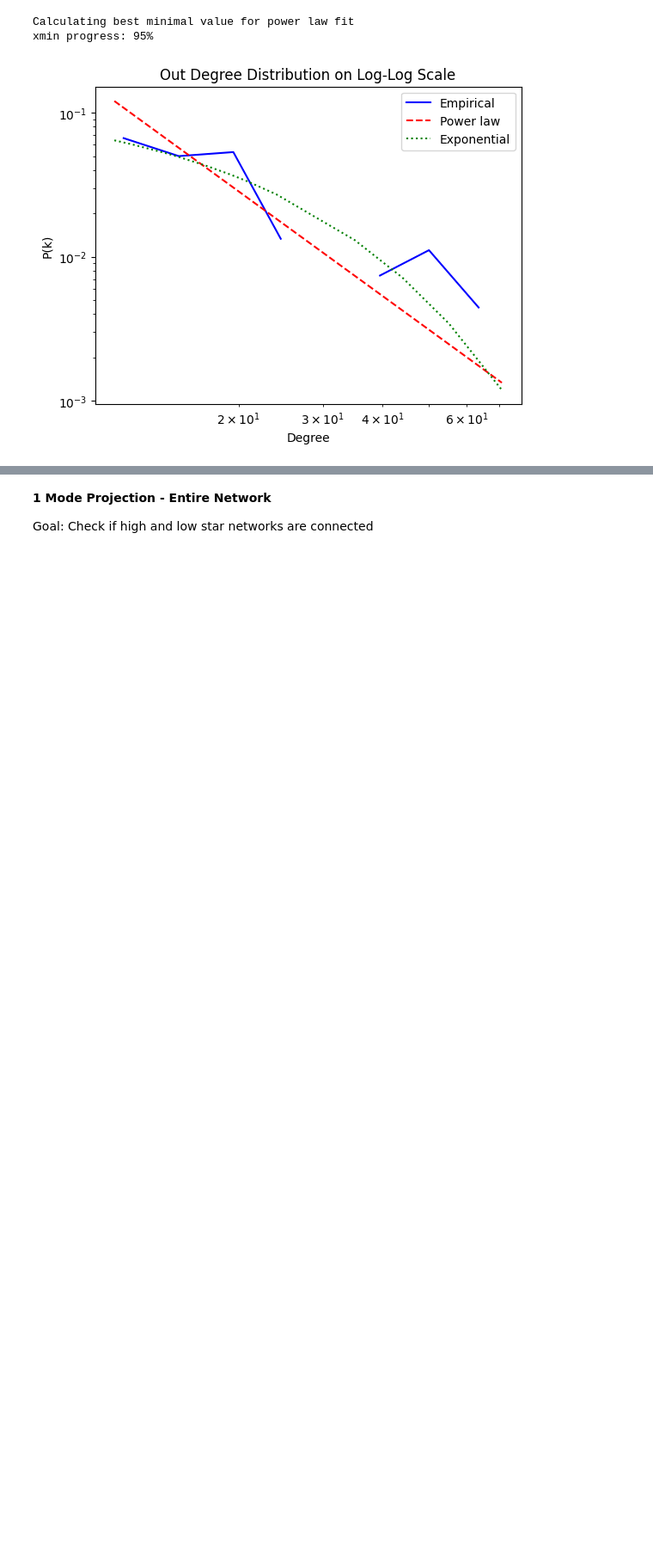
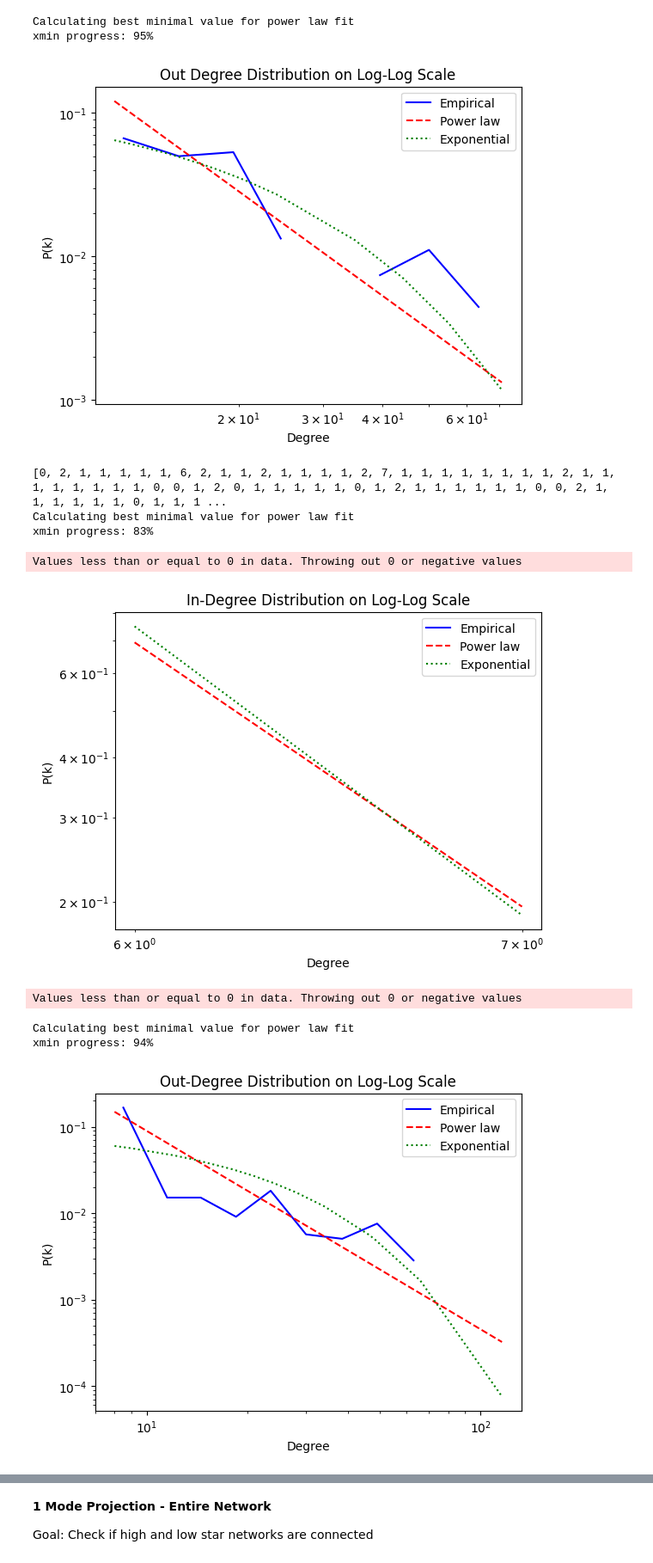
Before and after one commit to bchou9/Code-Coverage-Trends, a Jupyter notebook: JSNetwork.ipynb, the cells around one changed output, grey strips where cells are left out. Shown at 86% size. Drawn from its saved outputs; the diff is of its cells as text; code cells hidden in the pictures; blank space fills up the shorter version.

```diff
--- a/JSNetwork.ipynb
+++ b/JSNetwork.ipynb
@@ -377,3 +503,40 @@ Values less than or equal to 0 in data. Throwing out 0 or negative values
 Calculating best minimal value for power law fit
 xmin progress: 95%
 [figure]
+# %%
+# In-degree
+in_degrees = [d for n, d in low_star_graph.in_degree()]
+out_degrees = [d for n, d in low_star_graph.out_degree()]
+
+print(in_degrees)
+
+fit_in = powerlaw.Fit(in_degrees, discrete=True)
+fig = fit_in.plot_pdf(color='blue', label='Empirical')
+fit_in.power_law.plot_pdf(color='red', linestyle='--', label='Power law')
+fit_in.exponential.plot_pdf(color='green', linestyle=':', label='Exponential')
+plt.legend()
+plt.title("In-Degree Distribution on Log-Log Scale")
+plt.xlabel("Degree")
+plt.ylabel("P(k)")
+plt.show()
+
+# Out-degree (already correctly done)
+fit_out = powerlaw.Fit(out_degrees, discrete=True)
+fig = fit_out.plot_pdf(color='blue', label='Empirical')
+fit_out.power_law.plot_pdf(color='red', linestyle='--', label='Power law')
+fit_out.exponential.plot_pdf(color='green', linestyle=':', label='Exponential')
+plt.legend()
+plt.title("Out-Degree Distribution on Log-Log Scale")
+plt.xlabel("Degree")
+plt.ylabel("P(k)")
+plt.show()
+# %% [output]
+[0, 2, 1, 1, 1, 1, 1, 6, 2, 1, 1, 2, 1, 1, 1, 1, 2, 7, 1, 1, 1, 1, 1, 1, 1, 1, 2, 1, 1, 1, 1, 1, 1, 1, 1, 0, 0, 1, 2, 0, 1, 1, 1, 1, 1, 0, 1, 2, 1, 1, 1, 1, 1, 1, 0, 0, 2, 1, 1, 1, 1, 1, 1, 0, 1, 1, 1 ...
+Calculating best minimal value for power law fit
+xmin progress: 83%
+Values less than or equal to 0 in data. Throwing out 0 or negative values
+[figure, added]
+Values less than or equal to 0 in data. Throwing out 0 or negative values
+Calculating best minimal value for power law fit
+xmin progress: 94%
+[figure, added]
```
Also changed, not shown: parts of 20 cells of this notebook.
